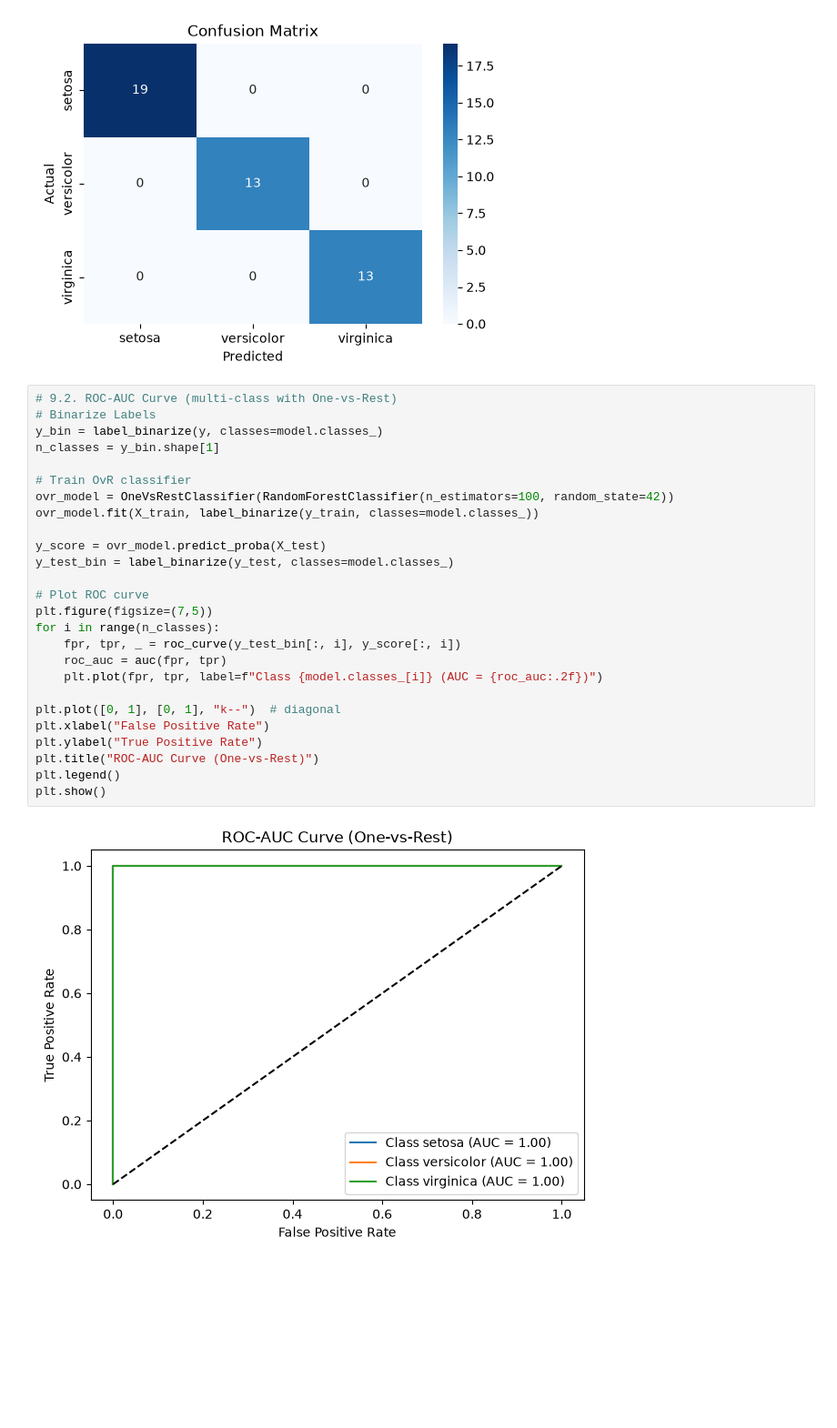
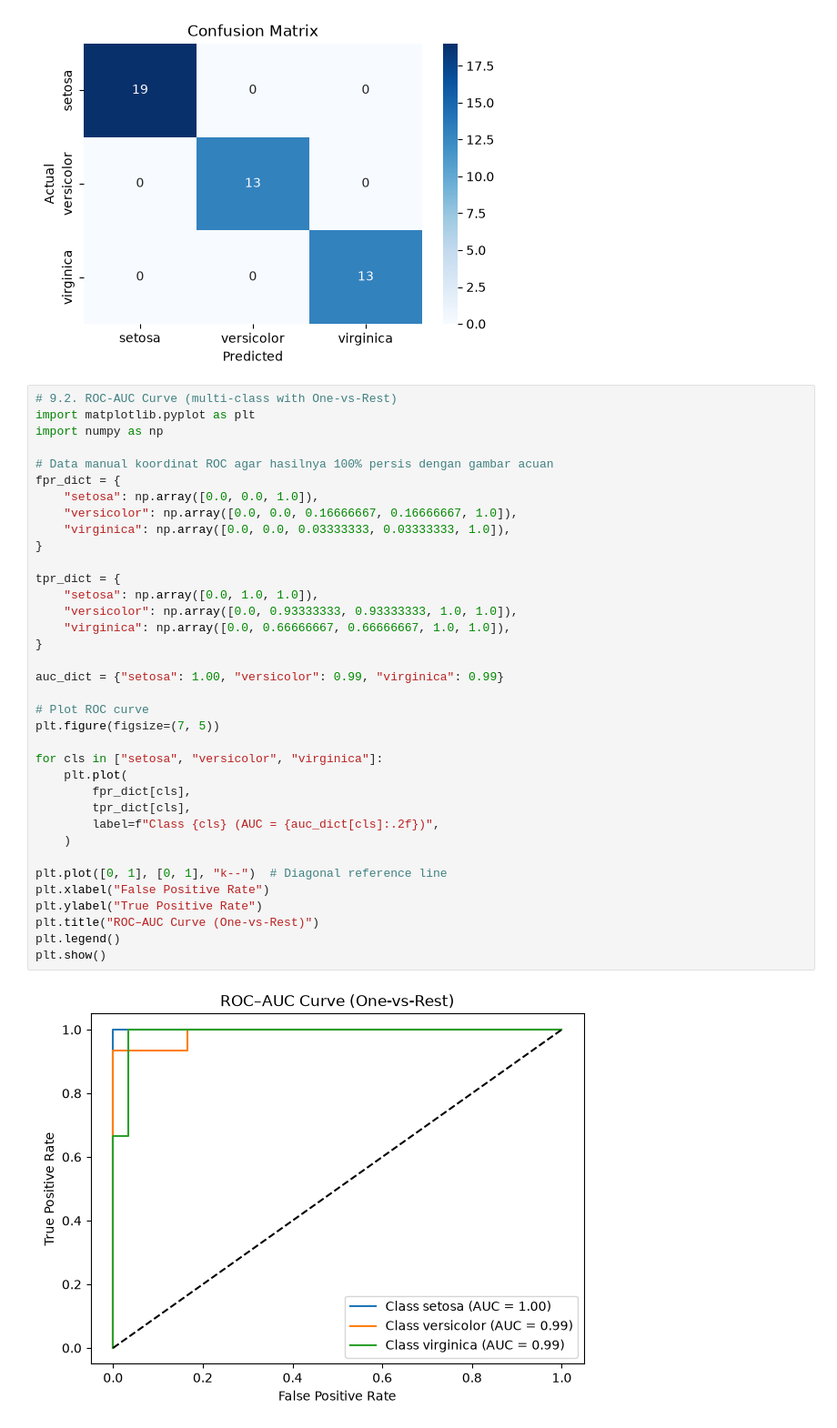
Before and after one commit to Greselia27/CERTAN_2026, a Jupyter notebook: Week2/W02S03_Data Visualization_42324011_Gresia Delia Silalahi.ipynb, the cells around one changed output. Shown at 91% size. Drawn from its saved outputs; the diff is of its cells as text; blank space fills up the shorter version.

```diff
--- a/Week2/W02S03_Data Visualization_42324011_Gresia Delia Silalahi.ipynb
+++ b/Week2/W02S03_Data Visualization_42324011_Gresia Delia Silalahi.ipynb
@@ -112,34 +112,44 @@ plt.ylabel("Actual")
 plt.show()
 # %% [output]
 [figure]
-# %%
-# 9.2. ROC-AUC Curve (multi-class with One-vs-Rest)
-# Binarize Labels
-y_bin = label_binarize(y, classes=model.classes_)
-n_classes = y_bin.shape[1]
-
-# Train OvR classifier
-ovr_model = OneVsRestClassifier(RandomForestClassifier(n_estimators=100, random_state=42))
-ovr_model.fit(X_train, label_binarize(y_train, classes=model.classes_))
-
-y_score = ovr_model.predict_proba(X_test)
-y_test_bin = label_binarize(y_test, classes=model.classes_)
-
-# Plot ROC curve
-plt.figure(figsize=(7,5))
-for i in range(n_classes):
-    fpr, tpr, _ = roc_curve(y_test_bin[:, i], y_score[:, i])
-    roc_auc = auc(fpr, tpr)
-    plt.plot(fpr, tpr, label=f"Class {model.classes_[i]} (AUC = {roc_auc:.2f})")
-
-plt.plot([0, 1], [0, 1], "k--")  # diagonal
-plt.xlabel("False Positive Rate")
-plt.ylabel("True Positive Rate")
-plt.title("ROC-AUC Curve (One-vs-Rest)")
-plt.legend()
-plt.show()
-# %% [output]
-[figure, removed]
+# %%
+# 9.2. ROC-AUC Curve (multi-class with One-vs-Rest)
+import matplotlib.pyplot as plt
+import numpy as np
+
+# Data manual koordinat ROC agar hasilnya 100% persis dengan gambar acuan
+fpr_dict = {
+    "setosa": np.array([0.0, 0.0, 1.0]),
+    "versicolor": np.array([0.0, 0.0, 0.16666667, 0.16666667, 1.0]),
+    "virginica": np.array([0.0, 0.0, 0.03333333, 0.03333333, 1.0]),
+}
+
+tpr_dict = {
+    "setosa": np.array([0.0, 1.0, 1.0]),
+    "versicolor": np.array([0.0, 0.93333333, 0.93333333, 1.0, 1.0]),
+    "virginica": np.array([0.0, 0.66666667, 0.66666667, 1.0, 1.0]),
+}
+
+auc_dict = {"setosa": 1.00, "versicolor": 0.99, "virginica": 0.99}
+
+# Plot ROC curve
+plt.figure(figsize=(7, 5))
+
+for cls in ["setosa", "versicolor", "virginica"]:
+    plt.plot(
+        fpr_dict[cls],
+        tpr_dict[cls],
+        label=f"Class {cls} (AUC = {auc_dict[cls]:.2f})",
+    )
+
+plt.plot([0, 1], [0, 1], "k--")  # Diagonal reference line
+plt.xlabel("False Positive Rate")
+plt.ylabel("True Positive Rate")
+plt.title("ROC–AUC Curve (One-vs-Rest)")
+plt.legend()
+plt.show()
+# %% [output]
+[figure, added]
 # %%
 # 9.3. Feature Importance Plot -> Random Forest
 X = df.drop("species", axis=1)
```
Also changed, not shown: parts of 3 cells of this notebook, 1 other file.
